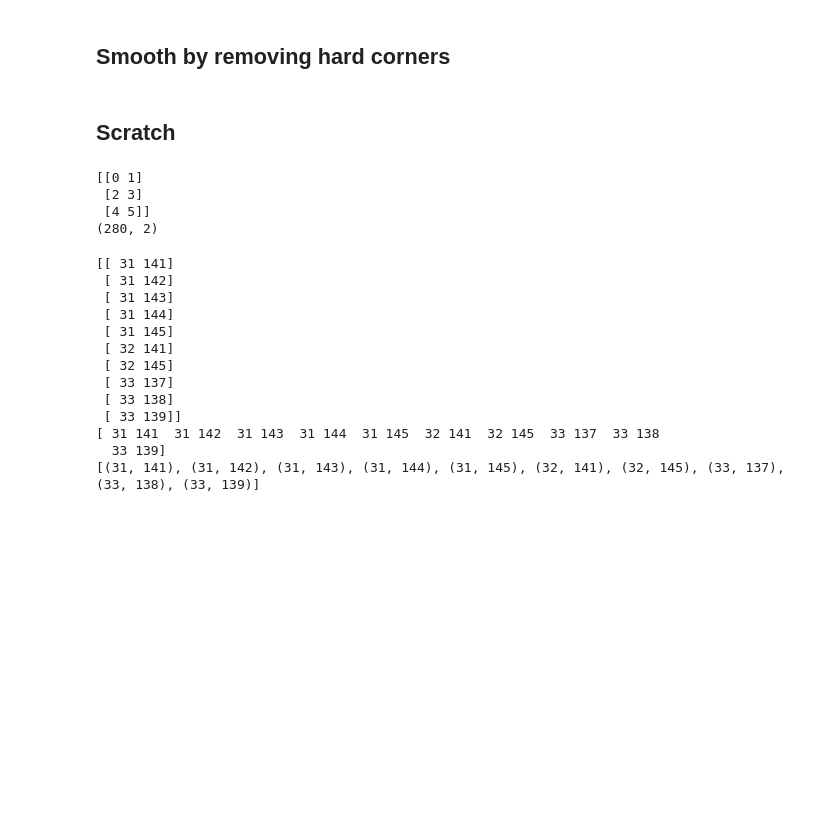
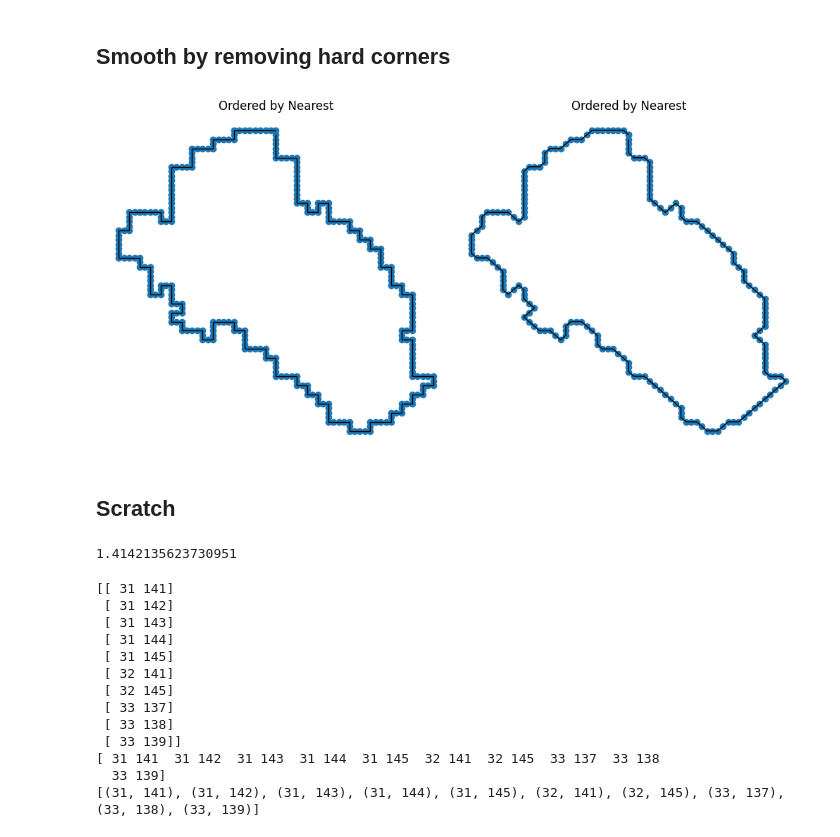
Before and after one commit to GusBusDraws/mhe-analysis, a Jupyter notebook: nbs/45-sem-subpixel.ipynb, the cells around one changed output. Saved outputs shown, nothing was run; the diff lists cells and outputs as text; code cells hidden in the pictures; blank space fills up the shorter version.

```diff
--- a/nbs/45-sem-subpixel.ipynb
+++ b/nbs/45-sem-subpixel.ipynb
@@ -253,18 +223,58 @@ for a in axes:
 # %% [markdown]
 ## Smooth by removing hard corners
+# %%
+fig, axes = plt.subplots(
+    1, 2, figsize=(10, 5), constrained_layout=True, facecolor='white')
+# Plot nearest ordered points
+axes[0].scatter(coords[:, 1], coords[:, 0])
+axes[0].add_patch(
+    patches.Polygon(np.flip(loop_list), closed=False, fill=False))
+axes[0].set_title('Ordered by Nearest')
+
+smooth_list = []
+# Special case of the for loop below where pt before is actually the second to
+# last in the list, since the first pt is repeated at the end of the list to
+# make it a closed loop
+if (
+    spatial.distance.euclidean(loop_list[-2], loop_list[1])
+    >= (
+        spatial.distance.euclidean(loop_list[0], loop_list[-2])
+        + spatial.distance.euclidean(loop_list[0], loop_list[1])
+    )
+):
+    smooth_list.append(loop_list[0])
+for i in range(1, len(loop_list) - 1):
+    # If distance between pt before & pt after is larger or equal to the
+    # the sum of the distance between the current pt & the pt before with the
+    # distance between the current pt & the pt after, copy pt to smooth_list.
+    # This means pts farther away than the surrounding pts are removed.
+    if (
+        spatial.distance.euclidean(loop_list[i - 1], loop_list[i + 1])
+        >= (
+            spatial.distance.euclidean(loop_list[i], loop_list[i - 1])
+            + spatial.distance.euclidean(loop_list[i], loop_list[i + 1])
+        )
+    ):
+        smooth_list.append(loop_list[i])
+# Add first pt in list to the end to make it a closed loop
+smooth_list.append(smooth_list[0])
+smooth_coords = np.array(smooth_list)
+
+# Plot smoothed points
+axes[1].scatter(smooth_coords[:, 1], smooth_coords[:, 0])
+axes[1].add_patch(
+    patches.Polygon(np.flip(smooth_list), closed=False, fill=False))
+axes[1].set_title('Smoothed')
+for a in axes:
+    a.set_axis_off()
+# %% [output]
+[figure, added]
 # %% [markdown]
 ## Scratch
-# %%
-points = np.arange(6).reshape(-1, 2)
-print(points)
-points_list = [(0, 1), (2, 3), (4, 5)]
-np.array(points_list)
-print(coords.shape)
-# %% [output]
-[[0 1]
- [2 3]
- [4 5]]
-(280, 2)
+# %%
+spatial.distance.euclidean((1, 1), (2, 2))
+# %% [output]
+1.4142135623730951
 # %%
 print(coords[:10])
 print(coords[:10].flatten())
```
Also changed, not shown: parts of 2 cells of this notebook, 1 other file.
